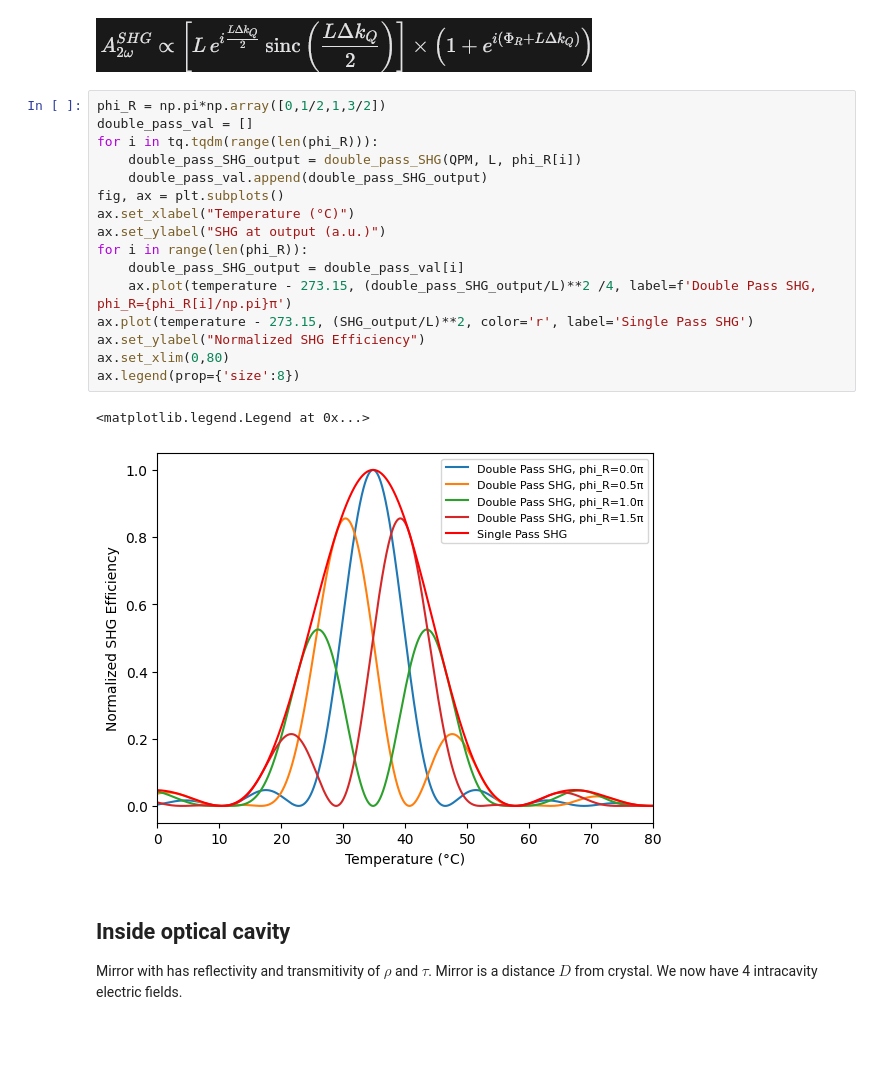
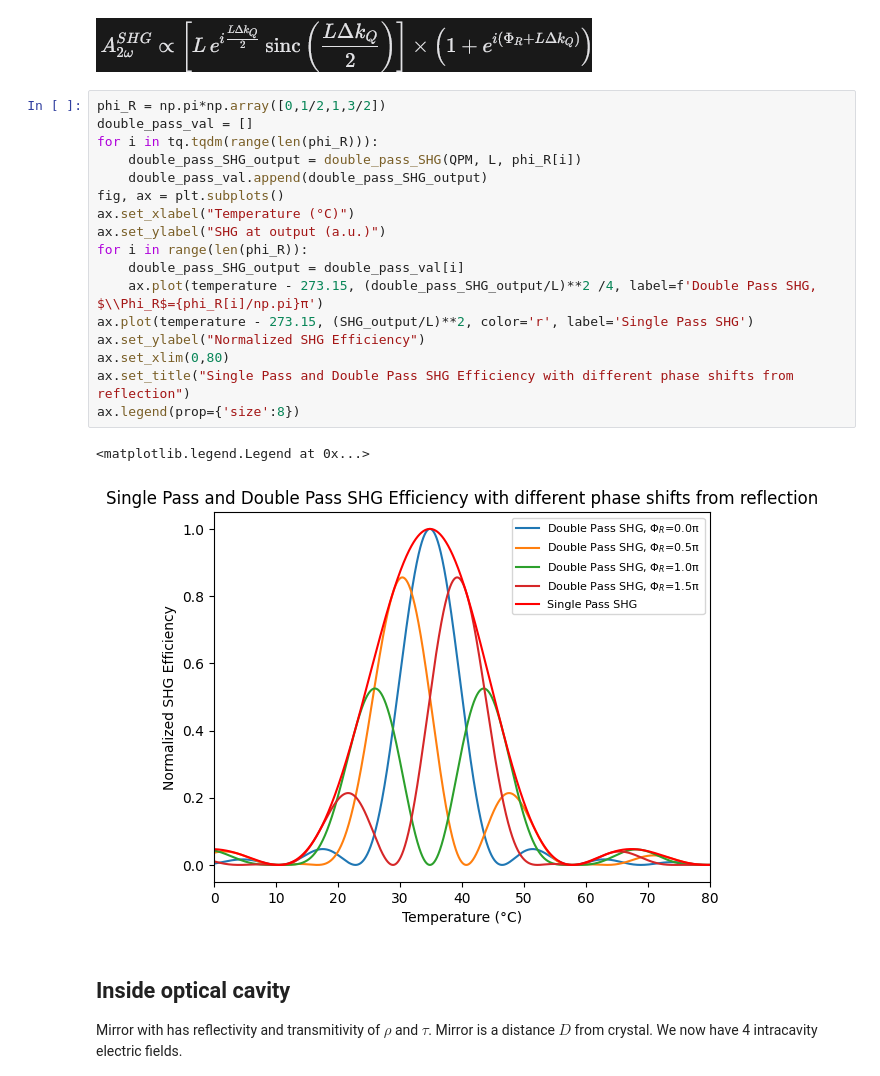
Before and after one commit to qpit/Eskild-Project-2026, a Jupyter notebook: main_document.ipynb, the cells around one changed output. Saved outputs shown, nothing was run; the diff lists cells and outputs as text; blank space fills up the shorter version.

```diff
--- a/main_document.ipynb
+++ b/main_document.ipynb
@@ -114,22 +115,23 @@ For perfect edges Δr and Δl are 0 and assuming undepleted pump such that A_ome
 # %%
 phi_R = np.pi*np.array([0,1/2,1,3/2])
 double_pass_val = []
 for i in tq.tqdm(range(len(phi_R))):
     double_pass_SHG_output = double_pass_SHG(QPM, L, phi_R[i])
     double_pass_val.append(double_pass_SHG_output)
 fig, ax = plt.subplots()
 ax.set_xlabel("Temperature (°C)")
 ax.set_ylabel("SHG at output (a.u.)")
 for i in range(len(phi_R)):
     double_pass_SHG_output = double_pass_val[i]
-    ax.plot(temperature - 273.15, (double_pass_SHG_output/L)**2 /4, label=f'Double Pass SHG, phi_R={phi_R[i]/np.pi}π')
+    ax.plot(temperature - 273.15, (double_pass_SHG_output/L)**2 /4, label=f'Double Pass SHG, $\\Phi_R$={phi_R[i]/np.pi}π')
 ax.plot(temperature - 273.15, (SHG_output/L)**2, color='r', label='Single Pass SHG')
 ax.set_ylabel("Normalized SHG Efficiency")
 ax.set_xlim(0,80)
+ax.set_title("Single Pass and Double Pass SHG Efficiency with different phase shifts from reflection")
 ax.legend(prop={'size':8})
 # %% [output]
 <matplotlib.legend.Legend at 0x...>
-[figure, old version]
+[figure, new version]
 # %% [markdown]
 ## Inside optical cavity
 Mirror with has reflectivity and transmitivity of $\rho$ and $\tau$. Mirror is a distance $D$ from crystal. We now have 4 intracavity electric fields.
```
Also changed, not shown: parts of 10 cells of this notebook, 1 other file.
